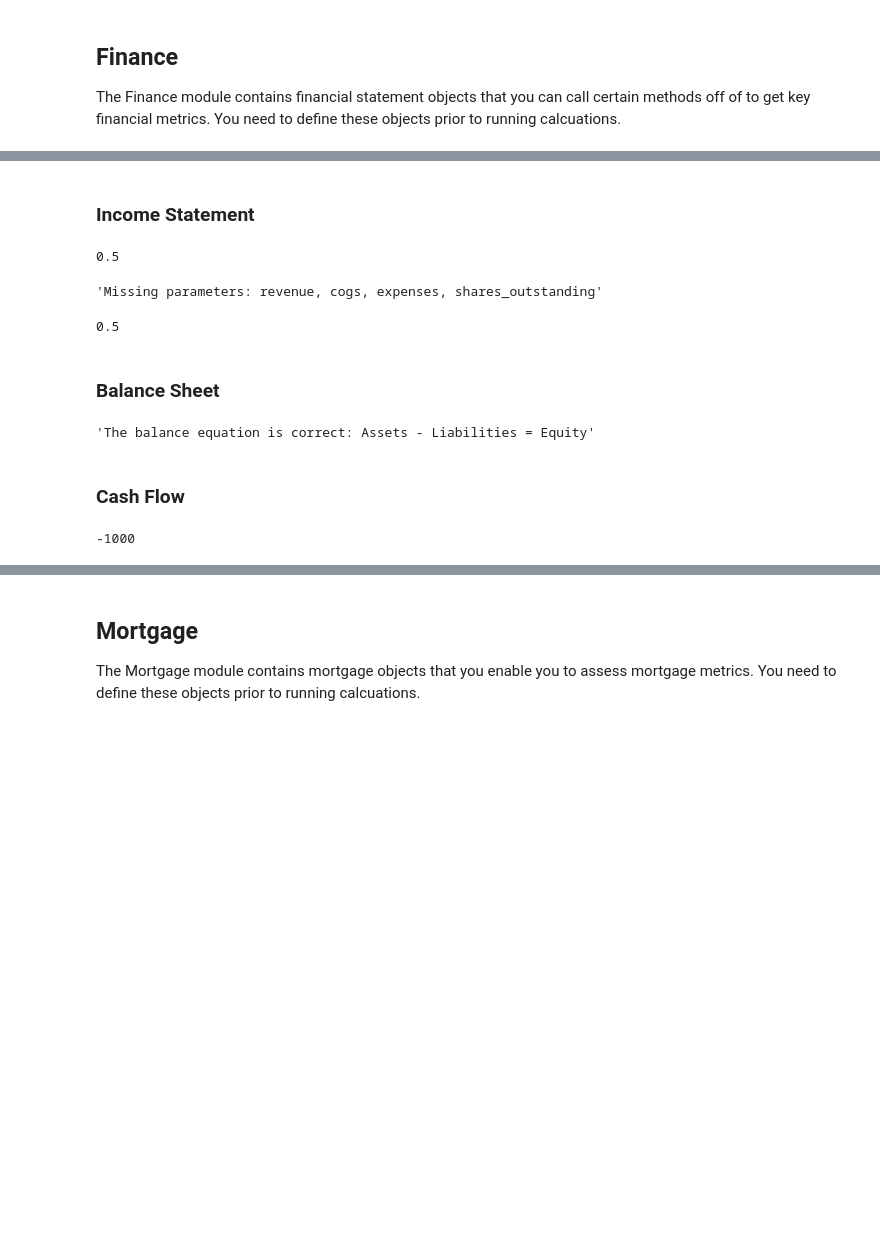
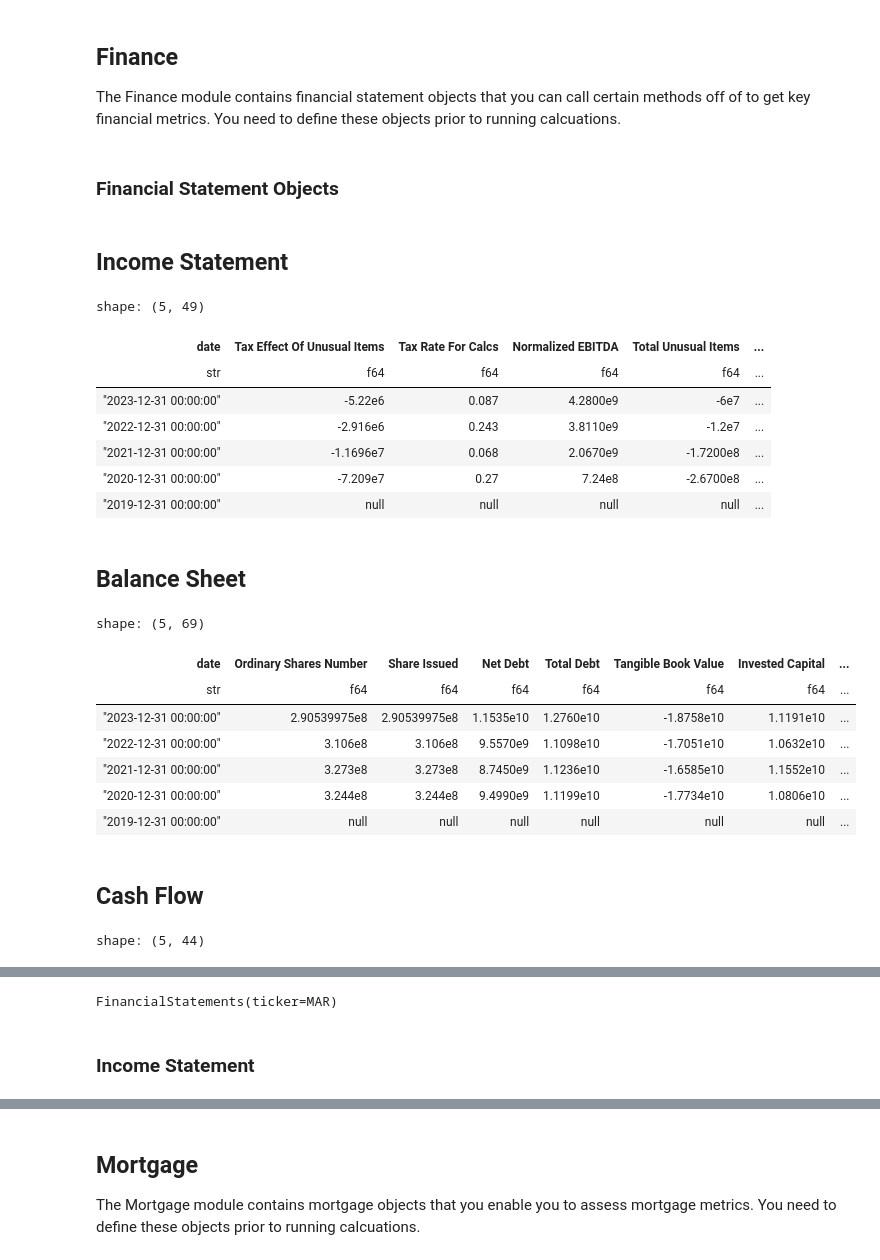
Before and after one commit to jrasband-dev/metric-forge, a Jupyter notebook: readme.ipynb, the cells around one changed output, grey strips where cells are left out. Drawn from its saved outputs; the diff is of its cells as text; code cells hidden in the pictures; blank space fills up the shorter version.

Commit message:
Updated finance module
Modified objects to be more streamlined. Created ability to import financials from yahoo finance. Created row-wise calculation methods with polars extensions.

```diff
--- a/readme.ipynb
+++ b/readme.ipynb
@@ -278,3 +95,31 @@ shape: (10, 5)
 ## Finance
 
 The Finance module contains financial statement objects that you can call certain methods off of to get key financial metrics. You need to define these objects prior to running calcuations.
+# %% [markdown]
+### Financial Statement Objects
+# %%
+from metric_forge import *
+
+fs = import_financials(ticker='MAR',engine='yfinance')
+fs
+# %% [output]
+Income Statement
+shape: (5, 49)
+| date | Tax Effect Of Unusual Items | Tax Rate For Calcs | Normalized EBITDA | Total Unusual Items | ... |
+| str | f64 | f64 | f64 | f64 | ... |
+| "2023-12-31 00:00:00" | -5.22e6 | 0.087 | 4.2800e9 | -6e7 | ... |
+| "2022-12-31 00:00:00" | -2.916e6 | 0.243 | 3.8110e9 | -1.2e7 | ... |
+| "2021-12-31 00:00:00" | -1.1696e7 | 0.068 | 2.0670e9 | -1.7200e8 | ... |
+| "2020-12-31 00:00:00" | -7.209e7 | 0.27 | 7.24e8 | -2.6700e8 | ... |
+| "2019-12-31 00:00:00" | null | null | null | null | ... |
+Balance Sheet
+shape: (5, 69)
+| date | Ordinary Shares Number | Share Issued | Net Debt | Total Debt | Tangible Book Value | Invested Capital | ... |
+| str | f64 | f64 | f64 | f64 | f64 | f64 | ... |
+| "2023-12-31 00:00:00" | 2.90539975e8 | 2.90539975e8 | 1.1535e10 | 1.2760e10 | -1.8758e10 | 1.1191e10 | ... |
+| "2022-12-31 00:00:00" | 3.106e8 | 3.106e8 | 9.5570e9 | 1.1098e10 | -1.7051e10 | 1.0632e10 | ... |
+| "2021-12-31 00:00:00" | 3.273e8 | 3.273e8 | 8.7450e9 | 1.1236e10 | -1.6585e10 | 1.1552e10 | ... |
+| "2020-12-31 00:00:00" | 3.244e8 | 3.244e8 | 9.4990e9 | 1.1199e10 | -1.7734e10 | 1.0806e10 | ... |
+| "2019-12-31 00:00:00" | null | null | null | null | null | null | ... |
+Cash Flow
+shape: (5, 44)
@@ -281,29 +133,3 @@ The Finance module contains financial statement objects that you can call certai
+FinancialStatements(ticker=MAR)
 # %% [markdown]
 ### Income Statement
-# %%
-from metric_forge import *
-
-income = IncomeStatement(revenue=10000,cogs=2000,expenses=3000,)
-income.ebitda_margin()
-# %% [output]
-0.5
-# %%
-income.earnings_per_share()
-# %% [output]
-'Missing parameters: revenue, cogs, expenses, shares_outstanding'
-# %%
-income.net_profit_margin()
-# %% [output]
-0.5
-# %% [markdown]
-### Balance Sheet
-# %%
-BalanceSheet(assets=300000,total_liabilities=150000,equity=150000).check_balance()
-# %% [output]
-'The balance equation is correct: Assets - Liabilities = Equity'
-# %% [markdown]
-### Cash Flow
-# %%
-CashFlowStatement(operating_cash_flow=3000,capital_expenditures=4000).free_cash_flow()
-# %% [output]
--1000
```
Also changed, not shown: parts of 20 cells of this notebook, 5 other files.
